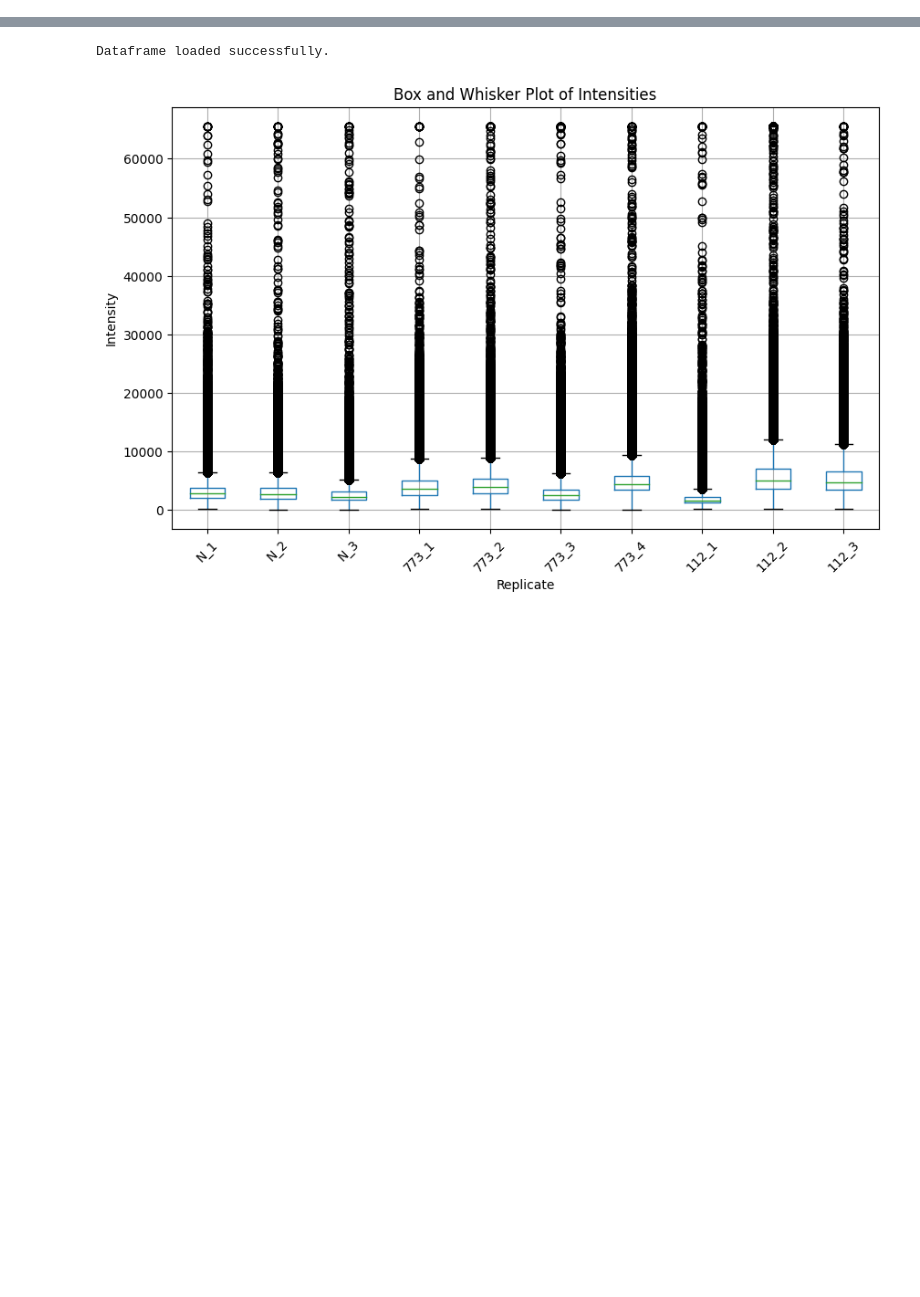
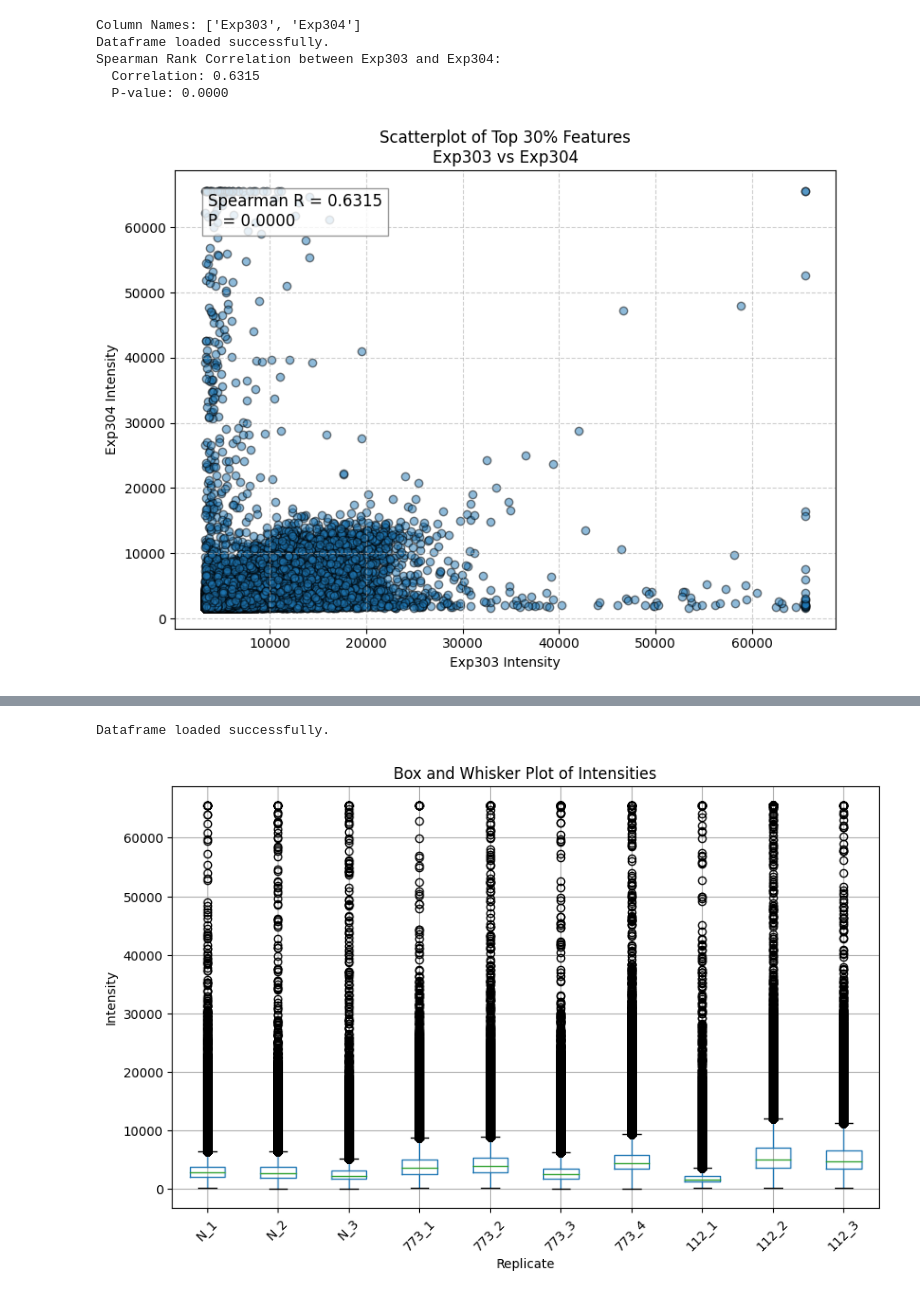
Before and after one commit to N5cent28/VisualizationPipelines, a Jupyter notebook: VenDiagram&BoxWhisker_vis.ipynb, the cells around one changed output, grey strips where cells are left out. Drawn from its saved outputs; the diff is of its cells as text; code cells hidden in the pictures; blank space fills up the shorter version.

```diff
--- a/VenDiagram&BoxWhisker_vis.ipynb
+++ b/VenDiagram&BoxWhisker_vis.ipynb
@@ -56,0 +129,77 @@ Sets for Venn diagram created successfully.
+# %%
+import traceback
+import pandas as pd
+import matplotlib.pyplot as plt
+from scipy.stats import spearmanr
+
+def calculate_and_visualize_spearman(csv_file, column_names, X):
+    try:
+        # Read only necessary columns from the CSV file
+        df = pd.read_csv(csv_file, usecols=['FeatureNum'] + column_names)
+        print("Dataframe loaded successfully.")
+
+        # Find the top X% of features for each column
+        for col1, col2 in [(column_names[0], column_names[1])]:
+            # Get the thresholds for the top X% for each column
+            threshold1 = df[col1].quantile(1 - X / 100)
+            threshold2 = df[col2].quantile(1 - X / 100)
+
+            # Filter for the top X% features in each column
+            top_X_df1 = df[df[col1] > threshold1]
+            top_X_df2 = df[df[col2] > threshold2]
+
+            # Merge the data to align features present in both top X% lists
+            merged_df = pd.merge(
+                top_X_df1[['FeatureNum', col1]],
+                top_X_df2[['FeatureNum', col2]],
+                on='FeatureNum',
+                how='inner'
+            )
+
+            if merged_df.empty:
+                print(f"No overlapping features in the top {X}% for {col1} and {col2}.")
+            else:
+                # Compute Spearman rank correlation
+                correlation, p_value = spearmanr(merged_df[col1], merged_df[col2])
+                print(f"Spearman Rank Correlation between {col1} and {col2}:")
+                print(f"  Correlation: {correlation:.4f}")
+                print(f"  P-value: {p_value:.4f}")
+
+                # Scatterplot visualization
+                plt.figure(figsize=(8, 6))
+                plt.scatter(merged_df[col1], merged_df[col2], alpha=0.5, edgecolors='k')
+                plt.title(f'Scatterplot of Top {X}% Features\n{col1} vs {col2}')
+                plt.xlabel(f'{col1} Intensity')
+                plt.ylabel(f'{col2} Intensity')
+                plt.grid(True, linestyle='--', alpha=0.6)
+                plt.text(
+                    0.05, 0.95,
+                    f"Spearman R = {correlation:.4f}\nP = {p_value:.4f}",
+                    transform=plt.gca().transAxes,
+                    fontsize=12,
+                    verticalalignment='top',
+                    bbox=dict(facecolor='white', alpha=0.8, edgecolor='gray')
+                )
+                plt.tight_layout()
+                plt.show()
+
+    except Exception as e:
+        print("An error occurred:", e)
+        print(traceback.format_exc())
+
+
+# Implementation:
+csv_file_path = "/Users/noahnicol/Desktop/Desktop/Job_Stuff/Proteovista/Protein_Comparison/NOD1_analysis/Exp_300_303_304_MedredCombined.csv"
+column_names = ['Exp303', 'Exp304']  # Input column names
+X = 30  # Input desired top percentage
+
+
+print("Column Names:", column_names)
+calculate_and_visualize_spearman(csv_file_path, column_names, X)
+# %% [output]
+Column Names: ['Exp303', 'Exp304']
+Dataframe loaded successfully.
+Spearman Rank Correlation between Exp303 and Exp304:
+  Correlation: 0.6315
+  P-value: 0.0000
+[figure, added]
```
Also changed, not shown: parts of 3 cells of this notebook.
